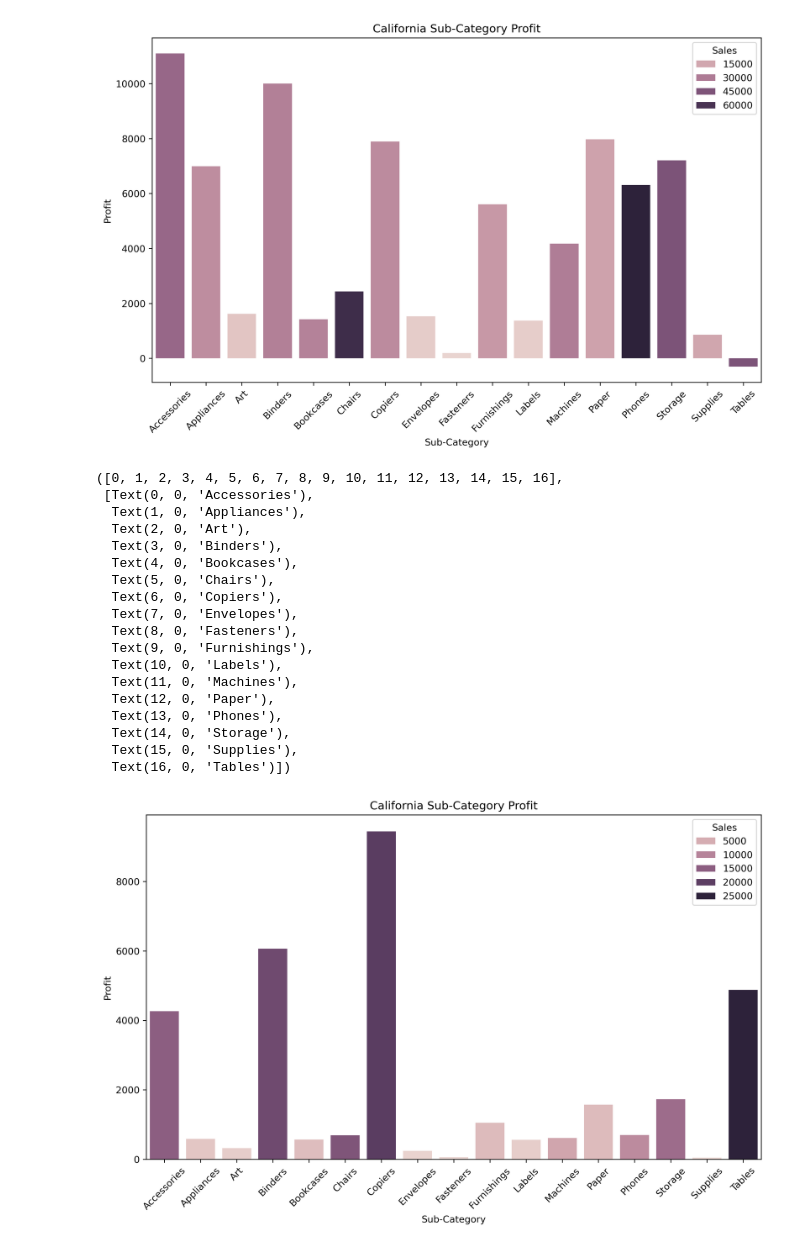
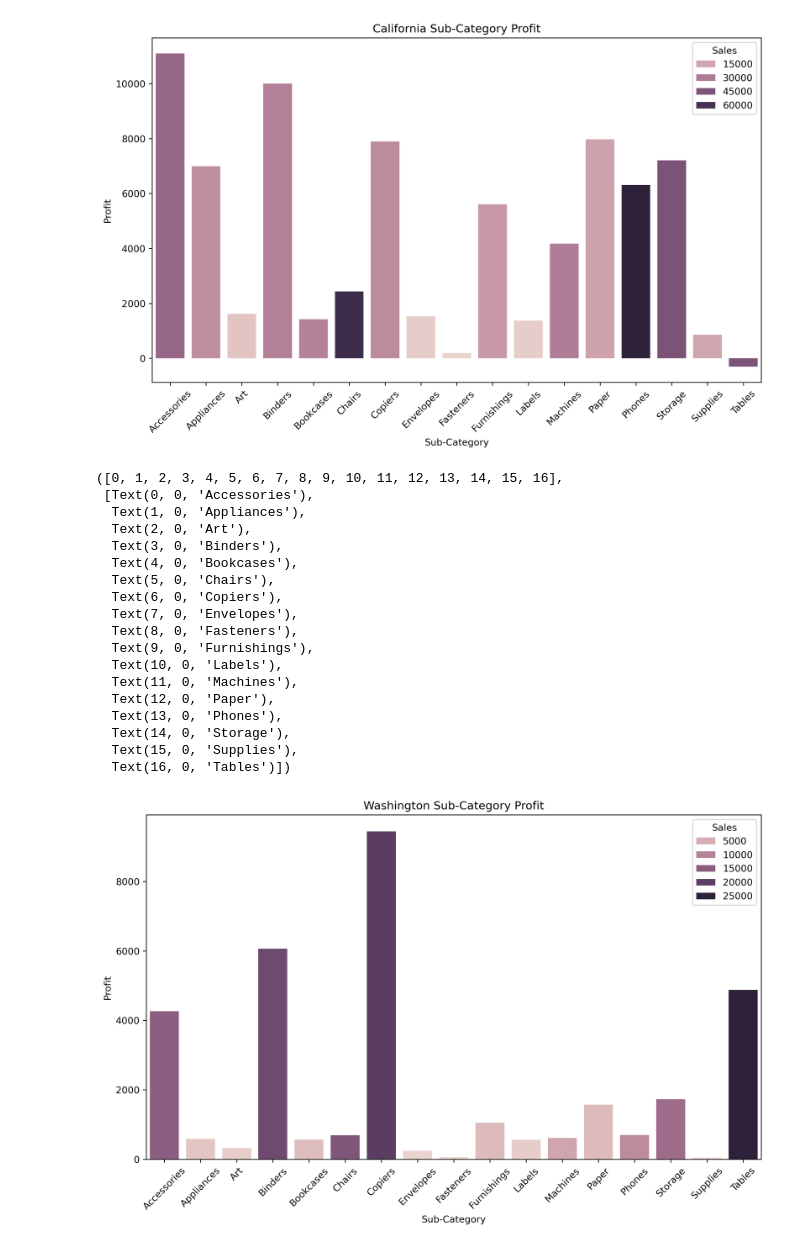
Before and after one commit to enzo253/BI_Analysis, a Jupyter notebook: BI_EDA.ipynb, the cells around one changed output. Saved outputs shown, nothing was run; the diff lists cells and outputs as text; code cells hidden in the pictures.

```diff
--- a/BI_EDA.ipynb
+++ b/BI_EDA.ipynb
@@ -263,26 +263,26 @@ plt.xticks(rotation=45, ha='center')
 # %%
 plt.figure(figsize=(10,6), dpi=300)
 sns.barplot(data=washington_subcategories, x='Sub-Category', y='Profit', hue='Sales')
-plt.title('California Sub-Category Profit')
+plt.title('Washington Sub-Category Profit')
 plt.tight_layout()
 plt.xticks(rotation=45, ha='center')
 # %% [output]
 ([0, 1, 2, 3, 4, 5, 6, 7, 8, 9, 10, 11, 12, 13, 14, 15, 16],
  [Text(0, 0, 'Accessories'),
   Text(1, 0, 'Appliances'),
   Text(2, 0, 'Art'),
   Text(3, 0, 'Binders'),
   Text(4, 0, 'Bookcases'),
   Text(5, 0, 'Chairs'),
   Text(6, 0, 'Copiers'),
   Text(7, 0, 'Envelopes'),
   Text(8, 0, 'Fasteners'),
   Text(9, 0, 'Furnishings'),
   Text(10, 0, 'Labels'),
   Text(11, 0, 'Machines'),
   Text(12, 0, 'Paper'),
   Text(13, 0, 'Phones'),
   Text(14, 0, 'Storage'),
   Text(15, 0, 'Supplies'),
   Text(16, 0, 'Tables')])
-[figure, old version]
+[figure, new version]
```
